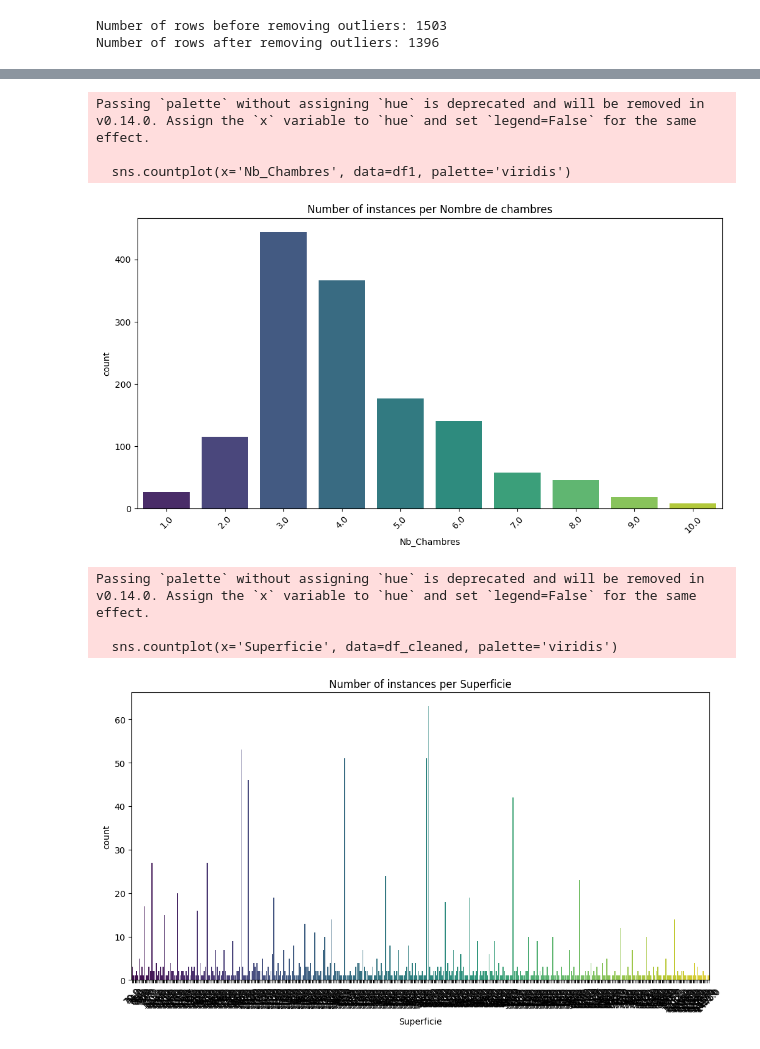
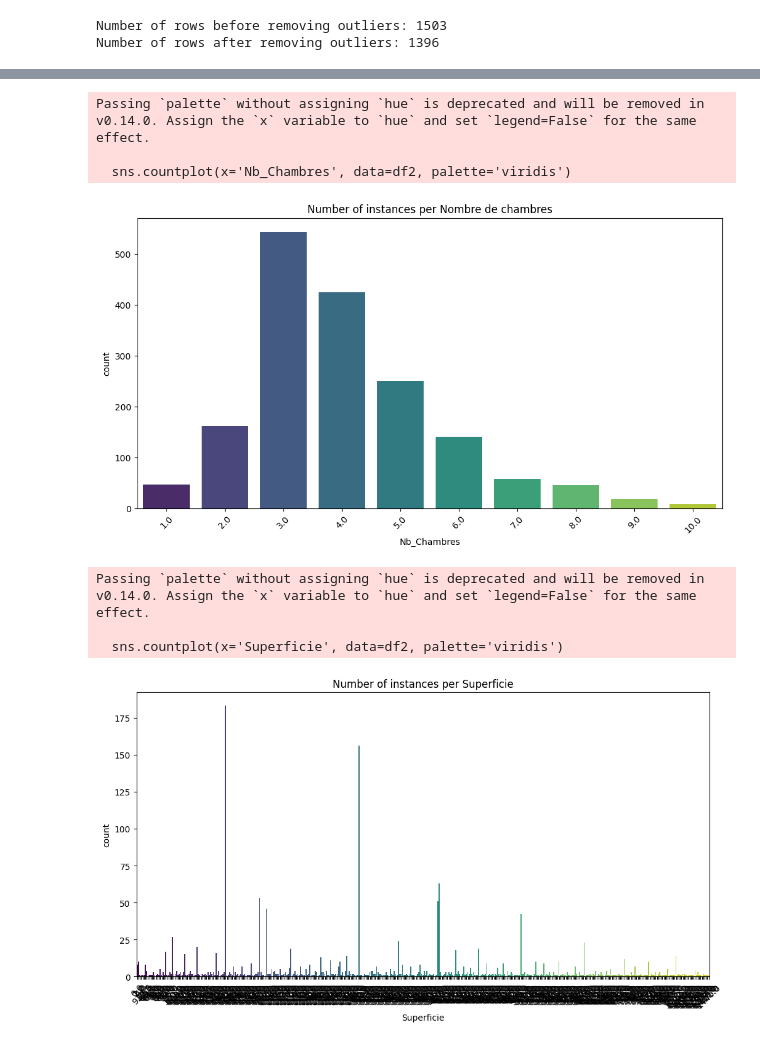
Before and after one commit to NA5KO/House_price_prediction, a Jupyter notebook: Amine/DataUnderstanding.ipynb, the cells around one changed output, grey strips where cells are left out. Saved outputs shown, nothing was run; the diff lists cells and outputs as text; code cells hidden in the pictures.

```diff
--- a/Amine/DataUnderstanding.ipynb
+++ b/Amine/DataUnderstanding.ipynb
@@ -174,9 +222,9 @@ df_cleaned.to_csv('cleaned_tayara_with_quantile_filter.csv', index=False)
 Number of rows before removing outliers: 1503
 Number of rows after removing outliers: 1396
 # %%
-
+df2 = pd.read_csv('../Collab/merged_data.csv')
 plt.figure(figsize=(12, 6))
-sns.countplot(x='Nb_Salles De bain', data=df_cleaned, palette='viridis')
+sns.countplot(x='Nb_Salles De bain', data=df2, palette='viridis')
 plt.title('Number of instances per Nombre de chambres')
 plt.xticks(rotation=45)
 plt.show()
@@ -188,22 +236,22 @@ Passing `palette` without assigning `hue` is deprecated and will be removed in v
 # %%
 plt.figure(figsize=(12, 6))
-sns.countplot(x='Nb_Chambres', data=df1, palette='viridis')
+sns.countplot(x='Nb_Chambres', data=df2, palette='viridis')
 plt.title('Number of instances per Nombre de chambres')
 plt.xticks(rotation=45)
 plt.show()
 # %% [output]
 Passing `palette` without assigning `hue` is deprecated and will be removed in v0.14.0. Assign the `x` variable to `hue` and set `legend=False` for the same effect.
 
-  sns.countplot(x='Nb_Chambres', data=df1, palette='viridis')
+  sns.countplot(x='Nb_Chambres', data=df2, palette='viridis')
-[figure, old version]
+[figure, new version]
 # %%
 plt.figure(figsize=(12, 6))
-sns.countplot(x='Superficie', data=df_cleaned, palette='viridis')
+sns.countplot(x='Superficie', data=df2, palette='viridis')
 plt.title('Number of instances per Superficie')
 plt.xticks(rotation=45)
 plt.show()
 # %% [output]
 Passing `palette` without assigning `hue` is deprecated and will be removed in v0.14.0. Assign the `x` variable to `hue` and set `legend=False` for the same effect.
 
-  sns.countplot(x='Superficie', data=df_cleaned, palette='viridis')
+  sns.countplot(x='Superficie', data=df2, palette='viridis')
-[figure, old version]
+[figure, new version]
```
Also changed, not shown: parts of 12 cells of this notebook, 5 other files.
